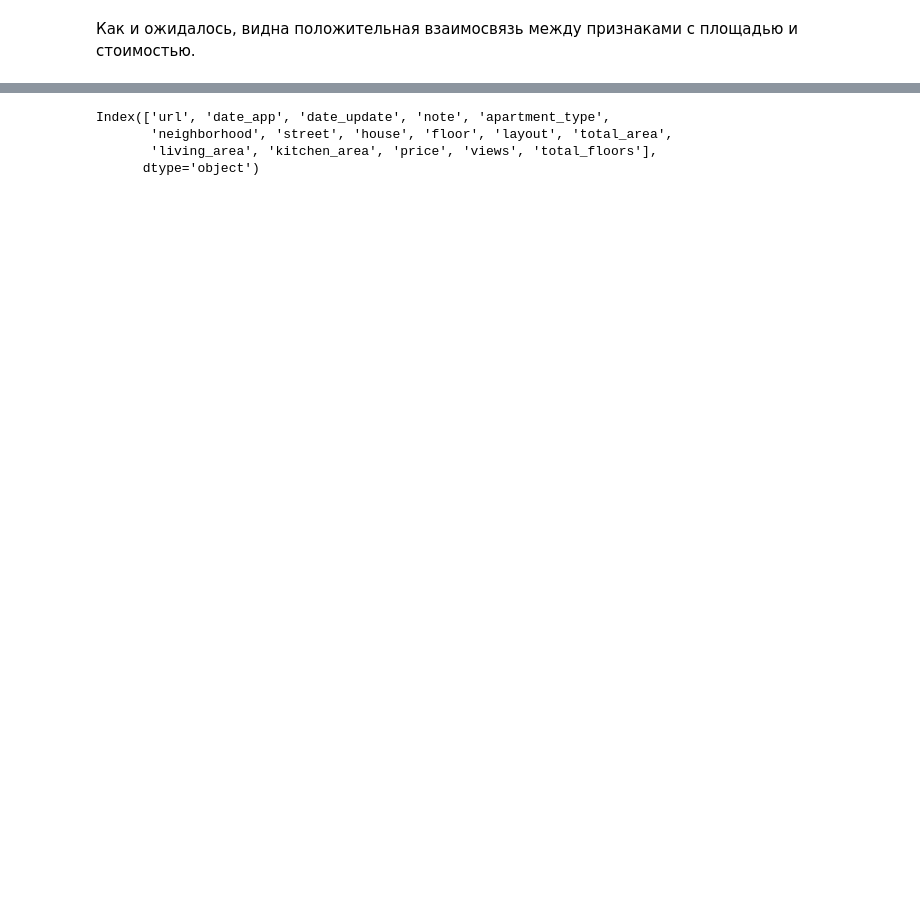
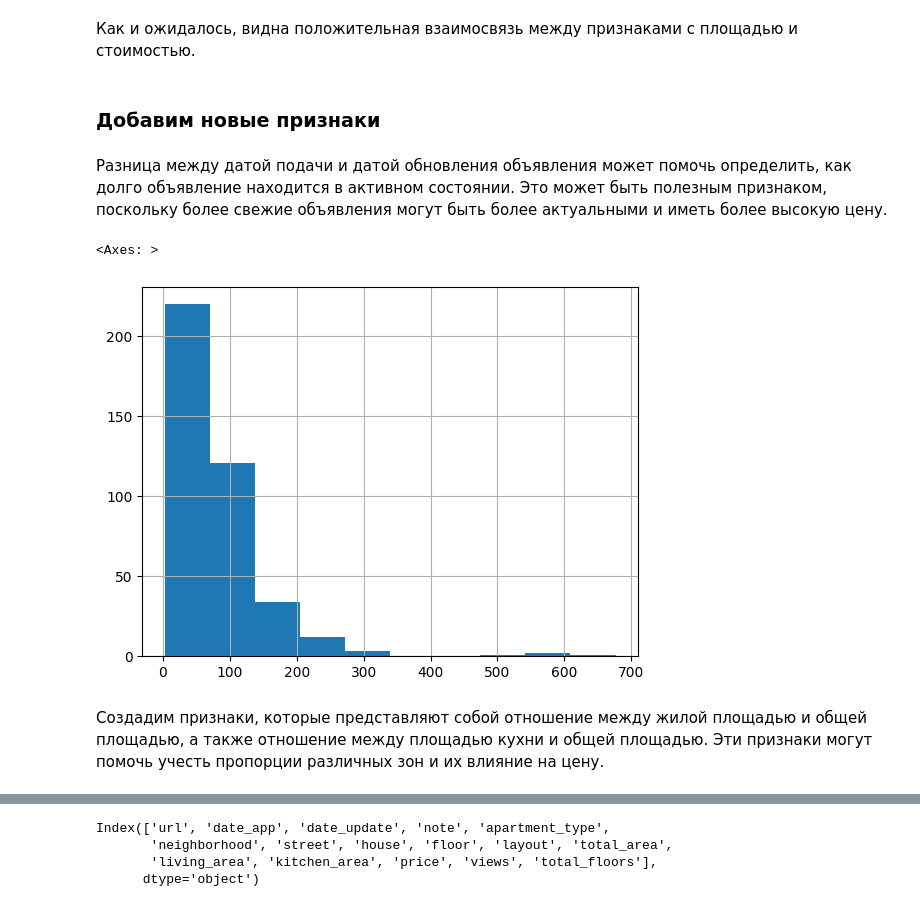
Before and after one commit to ZigangareevaS/test_belka, a Jupyter notebook: housing_price.ipynb, the cells around one changed output, grey strips where cells are left out. Drawn from its saved outputs; the diff is of its cells as text; code cells hidden in the pictures; blank space fills up the shorter version.

```diff
--- a/housing_price.ipynb
+++ b/housing_price.ipynb
@@ -401,2 +401,16 @@ sns.pairplot(
 # %% [markdown]
 Как и ожидалось, видна положительная взаимосвязь между признаками с площадью и стоимостью.
+# %% [markdown]
+### Добавим новые признаки
+# %% [markdown]
+Разница между датой подачи и датой обновления объявления может помочь определить, как долго объявление находится в активном состоянии. Это может быть полезным признаком, поскольку более свежие объявления могут быть более актуальными и иметь более высокую цену.
+# %%
+# Возраст объявления
+df['age'] = (datetime.today() - df['date_app']) / np.timedelta64 ( 1 , 'D')
+# %%
+df['age'].hist()
+# %% [output]
+<Axes: >
+[figure, added]
+# %% [markdown]
+Создадим признаки, которые представляют собой отношение между жилой площадью и общей площадью, а также отношение между площадью кухни и общей площадью. Эти признаки могут помочь учесть пропорции различных зон и их влияние на цену.
```
Also changed, not shown: parts of 17 cells of this notebook.
